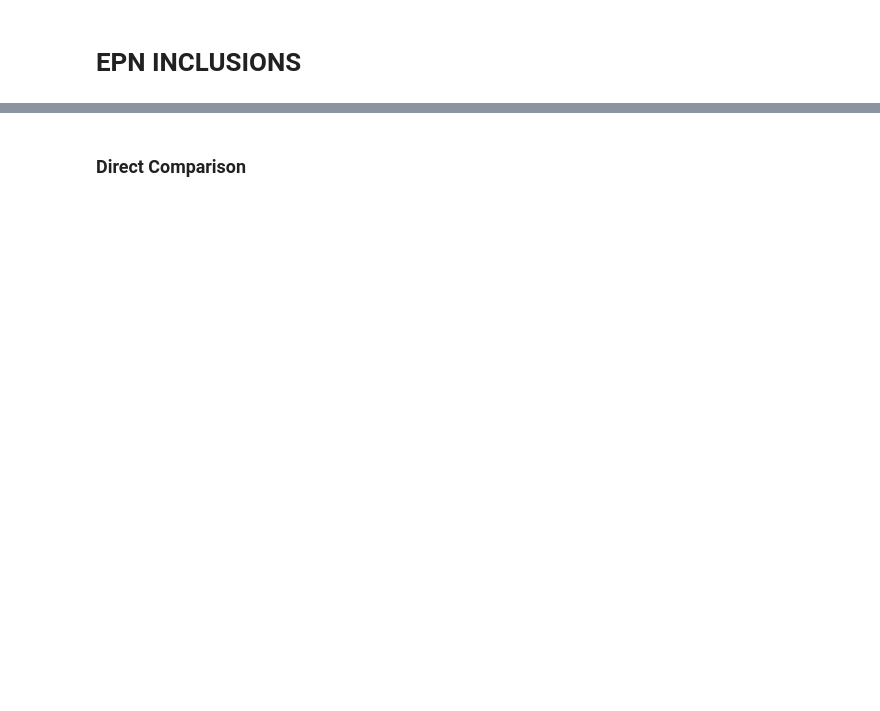
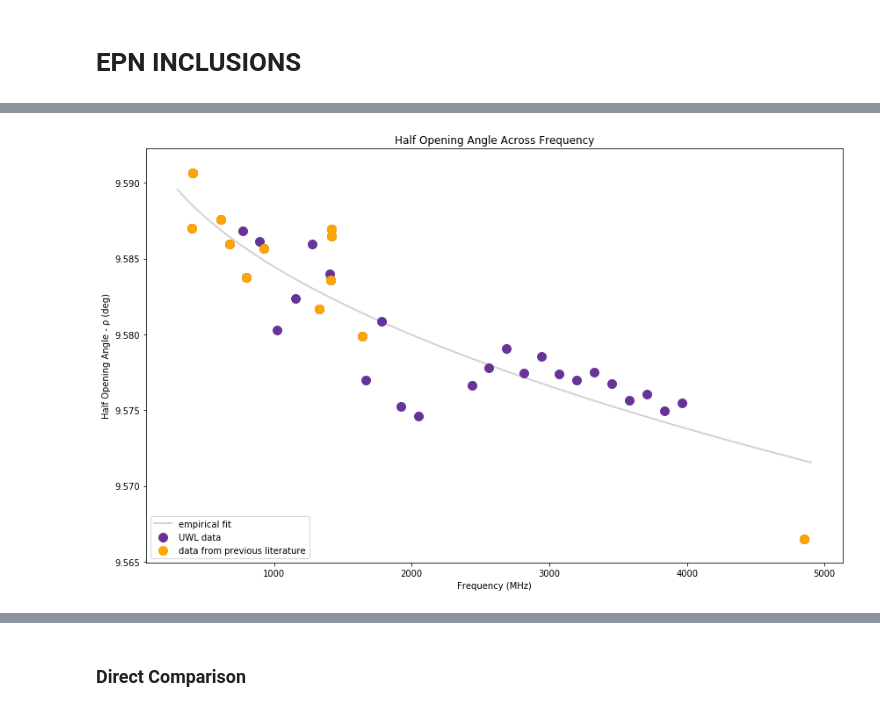
Before and after one commit to lisa53396/20U3_B1944-17, a Jupyter notebook: python_scripts/Modal_Profiles-Gauss Pos-(SECOND CLASS SCHEME).ipynb, the cells around one changed output, grey strips where cells are left out. Cells and saved outputs as stored; diff of their text form; code cells hidden in the pictures; blank space fills up the shorter version.

```diff
--- a/python_scripts/Modal_Profiles-Gauss Pos-(SECOND CLASS SCHEME).ipynb
+++ b/python_scripts/Modal_Profiles-Gauss Pos-(SECOND CLASS SCHEME).ipynb
@@ -1582,0 +1821,19 @@ plt.savefig('png/AVErhoEPN')
+# %%
+#Plot the thorsett fit
+plt.figure(figsize=(12, 7.5))
+plt.plot(freq_fit,separation_fit_rr, color='lightgrey',lw=2,label='empirical fit',zorder=0)
+#plt.plot(freq_fit,in_separation_fit_rr, color='lightgrey',lw=2,label='empirical fit',zorder=0)
+#plt.plot(freq_fit,out_separation_fit_rr, color='lightgrey',lw=2,label='empirical fit',zorder=0)
+plt.scatter(AVEfp, rho, s=100, c='rebeccapurple', label='UWL data',zorder=1)
+plt.scatter(frequency_epn, rhoE, s=101,c='orange', label='data from previous literature',zorder=1)
+#plt.errorbar(AVEfp, rho, yerr=rho_err,fmt='.', lw=0.5,color='rebeccapurple', label='UWL data',zorder=1)
+#plt.errorbar(frequency_epn, rhoE, yerr=rhoE_err, fmt='.', lw=0.5,color='orange', label='EPN data',zorder=1)
+
+plt.title('Half Opening Angle Across Frequency')
+plt.xlabel('Frequency (MHz)')
+plt.ylabel('Half Opening Angle - \u03C1 (deg)')
+plt.legend(loc='lower left')
+plt.tight_layout()
+#plt.savefig('png/AVErhoEPNposter')
+# %% [output]
+[figure, added]
```
Also changed, not shown: parts of 67 cells of this notebook, 48 other files.
